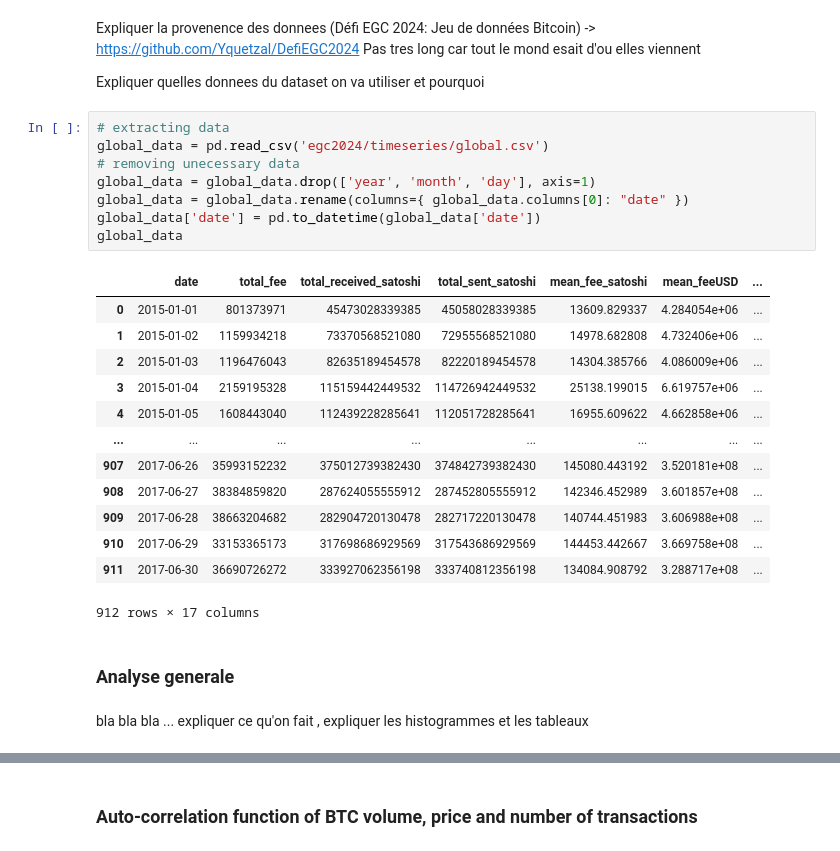
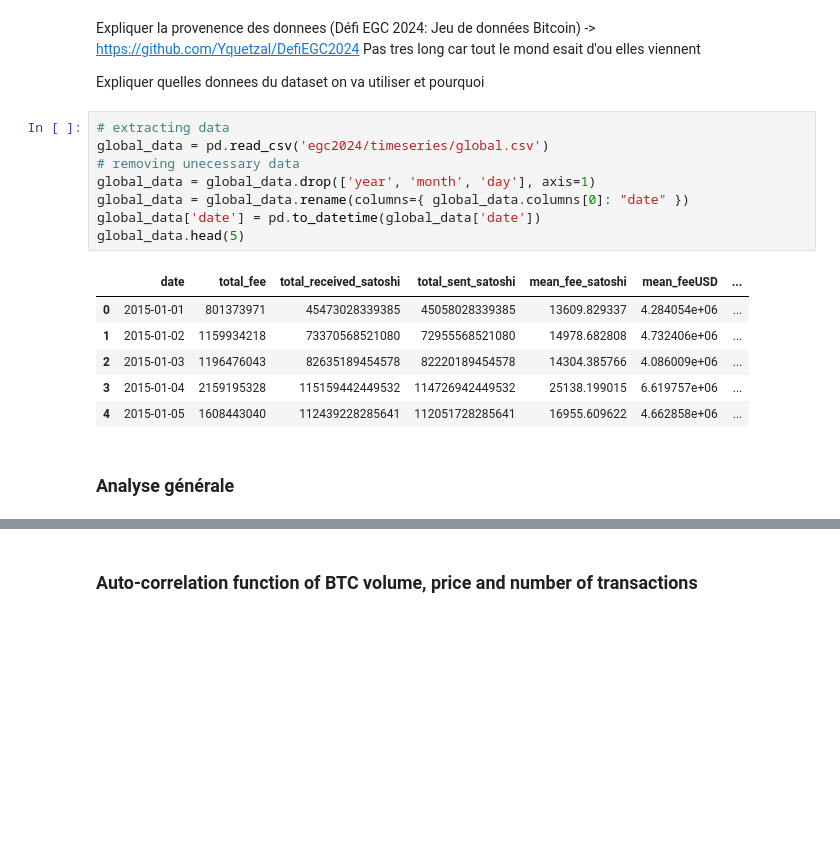
Before and after one commit to trsdimi/big-data, a Jupyter notebook: main.ipynb, the cells around one changed output, grey strips where cells are left out. Drawn from its saved outputs; the diff is of its cells as text; blank space fills up the shorter version.

Commit message:
[WRITE] Analyse generale

```diff
--- a/main.ipynb
+++ b/main.ipynb
@@ -56,26 +54,17 @@ Expliquer quelles donnees du dataset on va utiliser et pourquoi
 # %%
 # extracting data
 global_data = pd.read_csv('egc2024/timeseries/global.csv')
 # removing unecessary data
 global_data = global_data.drop(['year',	'month', 'day'], axis=1)
 global_data = global_data.rename(columns={ global_data.columns[0]: "date" })
 global_data['date'] = pd.to_datetime(global_data['date'])
-global_data
+global_data.head(5)
 # %% [output]
 |  | date | total_fee | total_received_satoshi | total_sent_satoshi | mean_fee_satoshi | mean_feeUSD | ... |
 | 0 | 2015-01-01 | 801373971 | 45473028339385 | 45058028339385 | 13609.829337 | 4.284054e+06 | ... |
 | 1 | 2015-01-02 | 1159934218 | 73370568521080 | 72955568521080 | 14978.682808 | 4.732406e+06 | ... |
 | 2 | 2015-01-03 | 1196476043 | 82635189454578 | 82220189454578 | 14304.385766 | 4.086009e+06 | ... |
 | 3 | 2015-01-04 | 2159195328 | 115159442449532 | 114726942449532 | 25138.199015 | 6.619757e+06 | ... |
 | 4 | 2015-01-05 | 1608443040 | 112439228285641 | 112051728285641 | 16955.609622 | 4.662858e+06 | ... |
-| ... | ... | ... | ... | ... | ... | ... | ... |
-| 907 | 2017-06-26 | 35993152232 | 375012739382430 | 374842739382430 | 145080.443192 | 3.520181e+08 | ... |
-| 908 | 2017-06-27 | 38384859820 | 287624055555912 | 287452805555912 | 142346.452989 | 3.601857e+08 | ... |
-| 909 | 2017-06-28 | 38663204682 | 282904720130478 | 282717220130478 | 140744.451983 | 3.606988e+08 | ... |
-| 910 | 2017-06-29 | 33153365173 | 317698686929569 | 317543686929569 | 144453.442667 | 3.669758e+08 | ... |
-| 911 | 2017-06-30 | 36690726272 | 333927062356198 | 333740812356198 | 134084.908792 | 3.288717e+08 | ... |
-912 rows × 17 columns
 # %% [markdown]
-### Analyse generale
+### Analyse générale
-# %% [markdown]
-bla bla bla ... expliquer ce qu'on fait , expliquer les histogrammes et les tableaux
```
Also changed, not shown: parts of 11 cells of this notebook.
